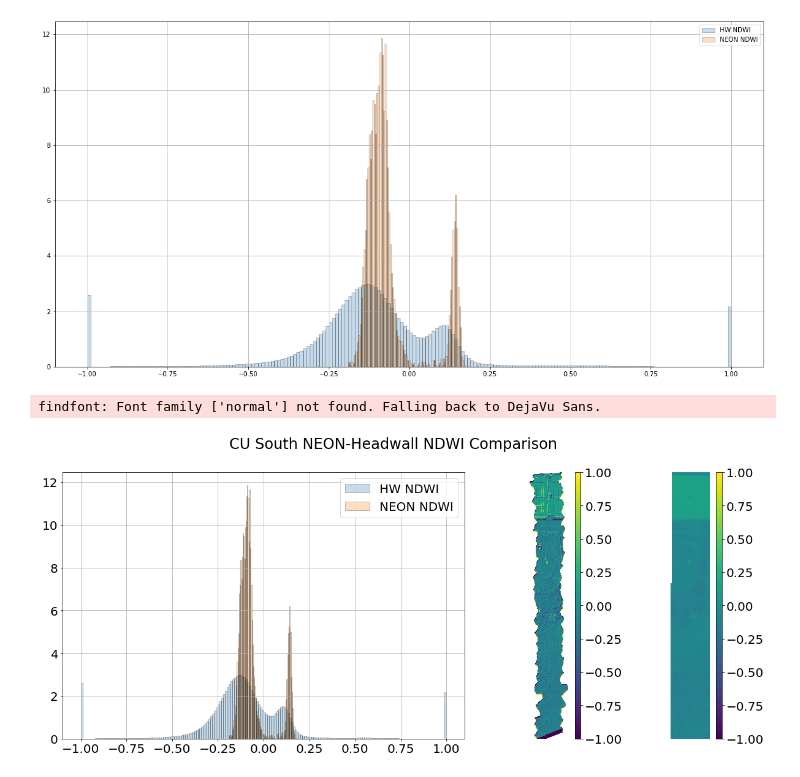
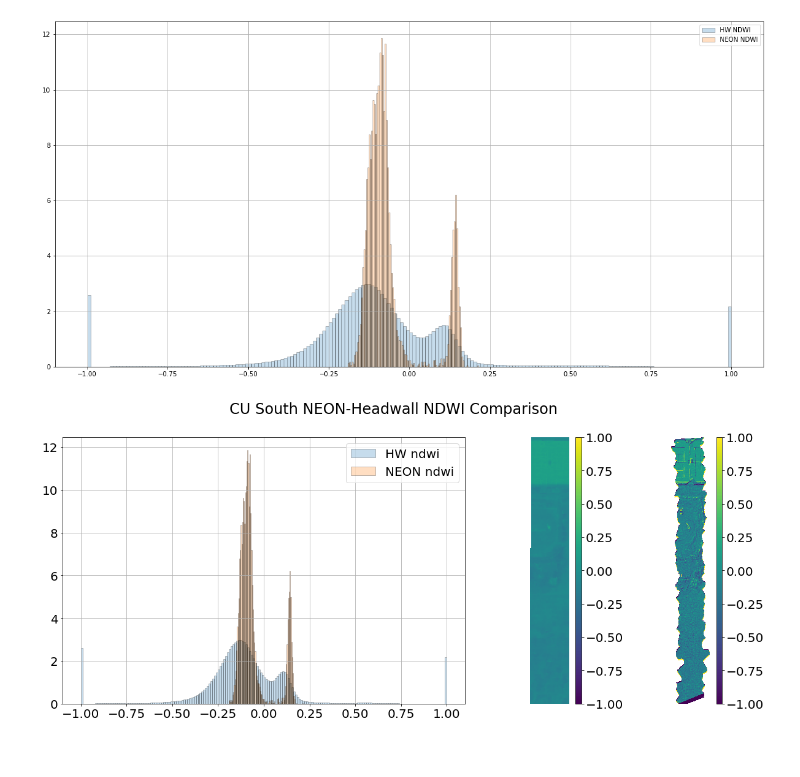
Before and after one commit to earthlab/neon-headwall-data, a Jupyter notebook: notebooks/CU_South_INDICES_reflectance.ipynb, the cells around one changed output. Saved outputs shown, nothing was run; the diff lists cells and outputs as text; code cells hidden in the pictures.

Commit message:
index plots updated

```diff
--- a/notebooks/CU_South_INDICES_reflectance.ipynb
+++ b/notebooks/CU_South_INDICES_reflectance.ipynb
@@ -350,35 +350,34 @@ plt.show()
 # %%
 font = {'family' : 'normal',
         'weight' : 'medium',
         'size'   : 20}
 
 matplotlib.rc('font', **font)
 
 fig = plt.figure(figsize=(20,8))
 gs = gridspec.GridSpec(1, 3, width_ratios=[4, 1, 1])
 
 ax0 = plt.subplot(gs[0])
-p0 = ax0.hist(ndwi_HW[~np.isnan(ndwi_HW)], bins=200, density=True, alpha=0.25, edgecolor='k', label='HW NDWI')
-p0 = ax0.hist(ndwi_NEON.ravel(), bins=100, alpha=0.25, density=True, edgecolor='k', label='NEON NDWI')
+p0 = ax0.hist(ndwi_HW[~np.isnan(ndwi_HW)], bins=200, density=True, alpha=0.25, edgecolor='k', label='HW ndwi')
+p0 = ax0.hist(ndwi_NEON.ravel(), bins=100, alpha=0.25, density=True, edgecolor='k', label='NEON ndwi')
 ax0.legend()
 ax0.grid(True)
 
 ax1 = plt.subplot(gs[1])
-im1 = ax1.imshow(ndwi_HW, vmin=-1, vmax=1)
+im1 = ax1.imshow(ndwi_NEON, vmin=-1, vmax=1)
 divider = make_axes_locatable(ax1)
 cax = divider.append_axes("right", size="15%", pad=0.15)
 plt.colorbar(im1, cax=cax)
 ax1.axis('off')
 
 ax2 = plt.subplot(gs[2])
-im2 = ax2.imshow(ndwi_NEON, vmin=-1, vmax=1)
+im2 = ax2.imshow(ndwi_HW, vmin=-1, vmax=1)
 divider = make_axes_locatable(ax2)
 cax = divider.append_axes("right", size="15%", pad=0.15)
 ax2.axis('off')
 plt.colorbar(im2, cax=cax)
 
 plt.suptitle('CU South NEON-Headwall NDWI Comparison')
 plt.show()
 # %% [output]
-findfont: Font family ['normal'] not found. Falling back to DejaVu Sans.
-[figure, old version]
+[figure, new version]
```
